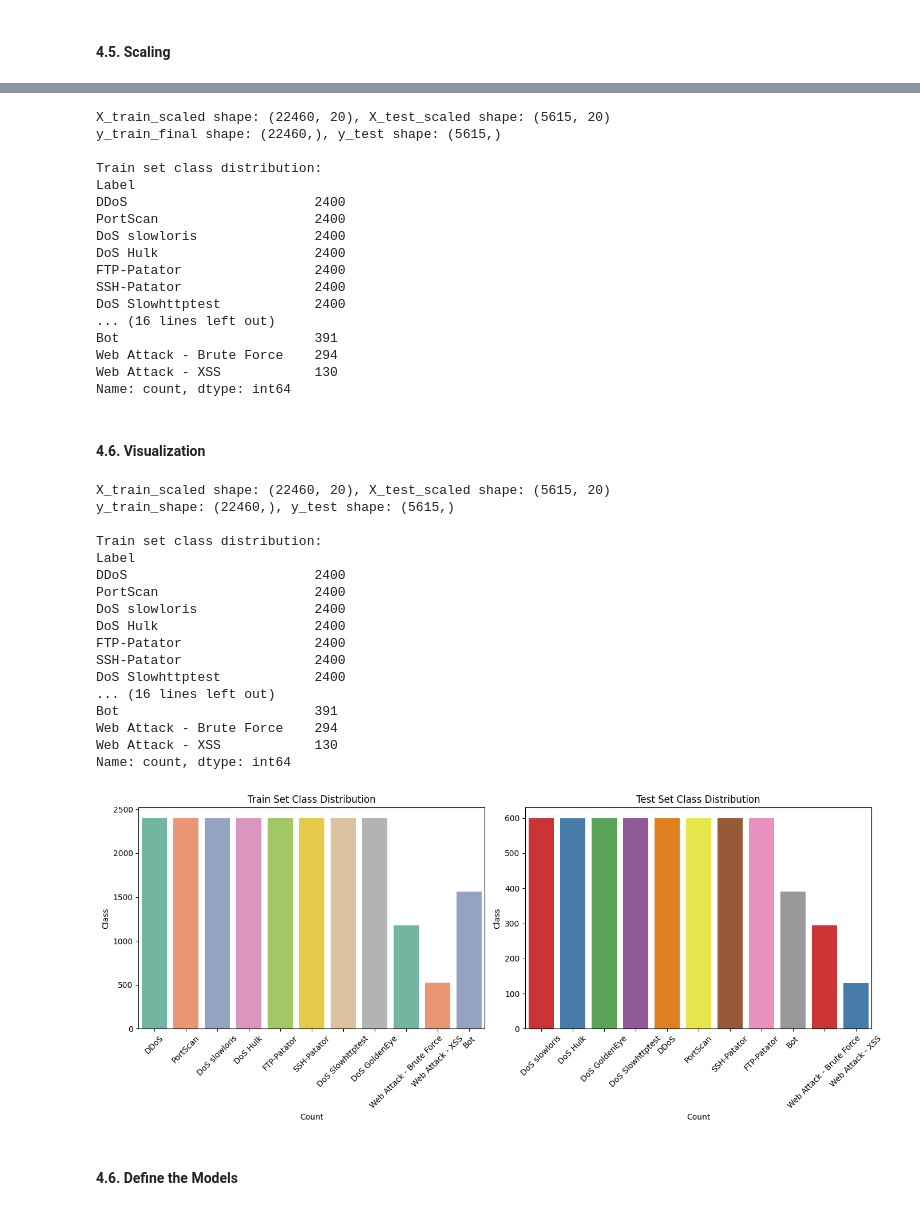
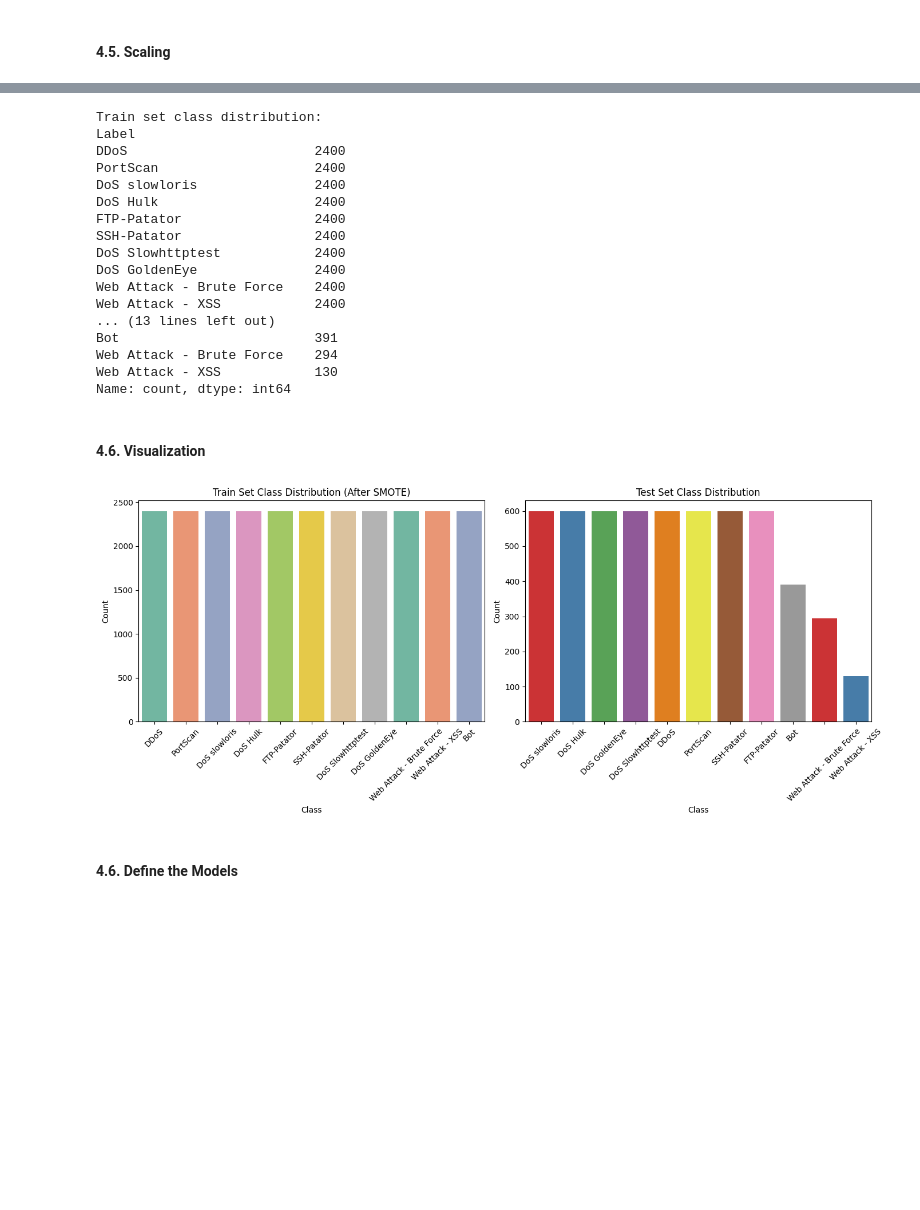
Before and after one commit to burakdogangazi/Confidence-Based-Hierarchical-IDS, a Jupyter notebook: detection.ipynb, the cells around one changed output, grey strips where cells are left out. Cells and saved outputs as stored; diff of their text form; code cells hidden in the pictures; blank space fills up the shorter version.

```diff
--- a/detection.ipynb
+++ b/detection.ipynb
@@ -193,7 +201,7 @@ else:
     print("\nNo missing values found. No plot needed.")
 
 # Replacing inf values with NaN
-data = data.replace([np.inf, -np.inf], np.nan)
+data = data.replace([np.inf, -np.inf], np.nan, inplace=True)
 
 # Checking missing values again after replacing infinities
 missing_values = data.isnull().sum()
@@ -279,14 +273,3 @@ Unique Labels after the renaming:
  'DoS Hulk' 'DoS GoldenEye' 'Heartbleed' 'Web Attack - Brute Force'
  'Web Attack - XSS' 'Web Attack - Sql Injection' 'Infiltration' 'Bot'
  'PortScan' 'DDoS']
-# %%
-# Checking missing values
-print("Missing values per column:")
-print(data.isnull().sum())
-
-# Replacing infinite values with NaN
-data.replace([np.inf, -np.inf], np.nan, inplace=True)
-
-# Checking again after replacement
-print("Missing values after replacing infinities:")
-print(data.isnull().sum())
@@ -810,0 +805,8 @@ X_train, X_test, y_train, y_test = train_test_split(
+# %%
+smote_target_counts = {label: 2400 for label in y_train.unique()}
+
+smote = SMOTE(sampling_strategy=smote_target_counts, random_state=42)
+X_train_resampled, y_train_resampled = smote.fit_resample(X_train, y_train)
+
+print(f"\nX_train_resampled shape: {X_train_resampled.shape}")
+print(f"y_train_resampled shape: {y_train_resampled.shape}")
@@ -818,16 +825,10 @@ X_test_scaled = scaler.transform(X_test)
 # %%
-print(f"\nX_train_scaled shape: {X_train_scaled.shape}, X_test_scaled shape: {X_test_scaled.shape}")
-print(f"y_train_final shape: {y_train.shape}, y_test shape: {y_test.shape}")
-
 print("\nTrain set class distribution:")
-print(pd.Series(y_train).value_counts())
+print(pd.Series(y_train_resampled).value_counts())
 
 print("\nTest set class distribution:")
 print(pd.Series(y_test).value_counts())
 # %% [output]
-X_train_scaled shape: (22460, 20), X_test_scaled shape: (5615, 20)
-y_train_final shape: (22460,), y_test shape: (5615,)
-
 Train set class distribution:
 Label
 DDoS                        2400
@@ -837,7 +838,10 @@ DoS Hulk                    2400
 FTP-Patator                 2400
 SSH-Patator                 2400
 DoS Slowhttptest            2400
-... (16 lines left out)
+DoS GoldenEye               2400
+Web Attack - Brute Force    2400
+Web Attack - XSS            2400
+... (13 lines left out)
 Bot                         391
 Web Attack - Brute Force    294
 Web Attack - XSS            130
@@ -845,51 +849,25 @@ Name: count, dtype: int64
 # %% [markdown]
 #### 4.6. Visualization
 # %%
-print(f"\nX_train_scaled shape: {X_train_scaled.shape}, X_test_scaled shape: {X_test_scaled.shape}")
-print(f"y_train_shape: {y_train.shape}, y_test shape: {y_test.shape}")
-
-print("\nTrain set class distribution:")
-print(pd.Series(y_train).value_counts())
-
-print("\nTest set class distribution:")
-print(pd.Series(y_test).value_counts())
-
+# --- Görselleştirme ---
 fig, axes = plt.subplots(1, 2, figsize=(14, 6))
 
-sns.countplot(x=y_train, ax=axes[0], hue=y_train, palette='Set2')
-axes[0].set_title("Train Set Class Distribution")
-axes[0].set_xlabel("Count")
-axes[0].set_ylabel("Class")
+sns.countplot(x=y_train_resampled, ax=axes[0], hue=y_train_resampled, palette='Set2')
+axes[0].set_title("Train Set Class Distribution (After SMOTE)")
+axes[0].set_xlabel("Class")
+axes[0].set_ylabel("Count")
 axes[0].tick_params(axis='x', rotation=45)
 
 sns.countplot(x=y_test, ax=axes[1], hue=y_test, palette='Set1')
 axes[1].set_title("Test Set Class Distribution")
-axes[1].set_xlabel("Count")
-axes[1].set_ylabel("Class")
+axes[1].set_xlabel("Class")
+axes[1].set_ylabel("Count")
 axes[1].tick_params(axis='x', rotation=45)
-
 
 plt.tight_layout()
 plt.show()
 # %% [output]
-X_train_scaled shape: (22460, 20), X_test_scaled shape: (5615, 20)
-y_train_shape: (22460,), y_test shape: (5615,)
-
-Train set class distribution:
-Label
-DDoS                        2400
-PortScan                    2400
-DoS slowloris               2400
-DoS Hulk                    2400
-FTP-Patator                 2400
-SSH-Patator                 2400
-DoS Slowhttptest            2400
-... (16 lines left out)
-Bot                         391
-Web Attack - Brute Force    294
-Web Attack - XSS            130
-Name: count, dtype: int64
-[figure, old version]
+[figure, new version]
 # %% [markdown]
 #### 4.6. Define the Models
 # %%
```
Also changed, not shown: parts of 17 cells of this notebook.
